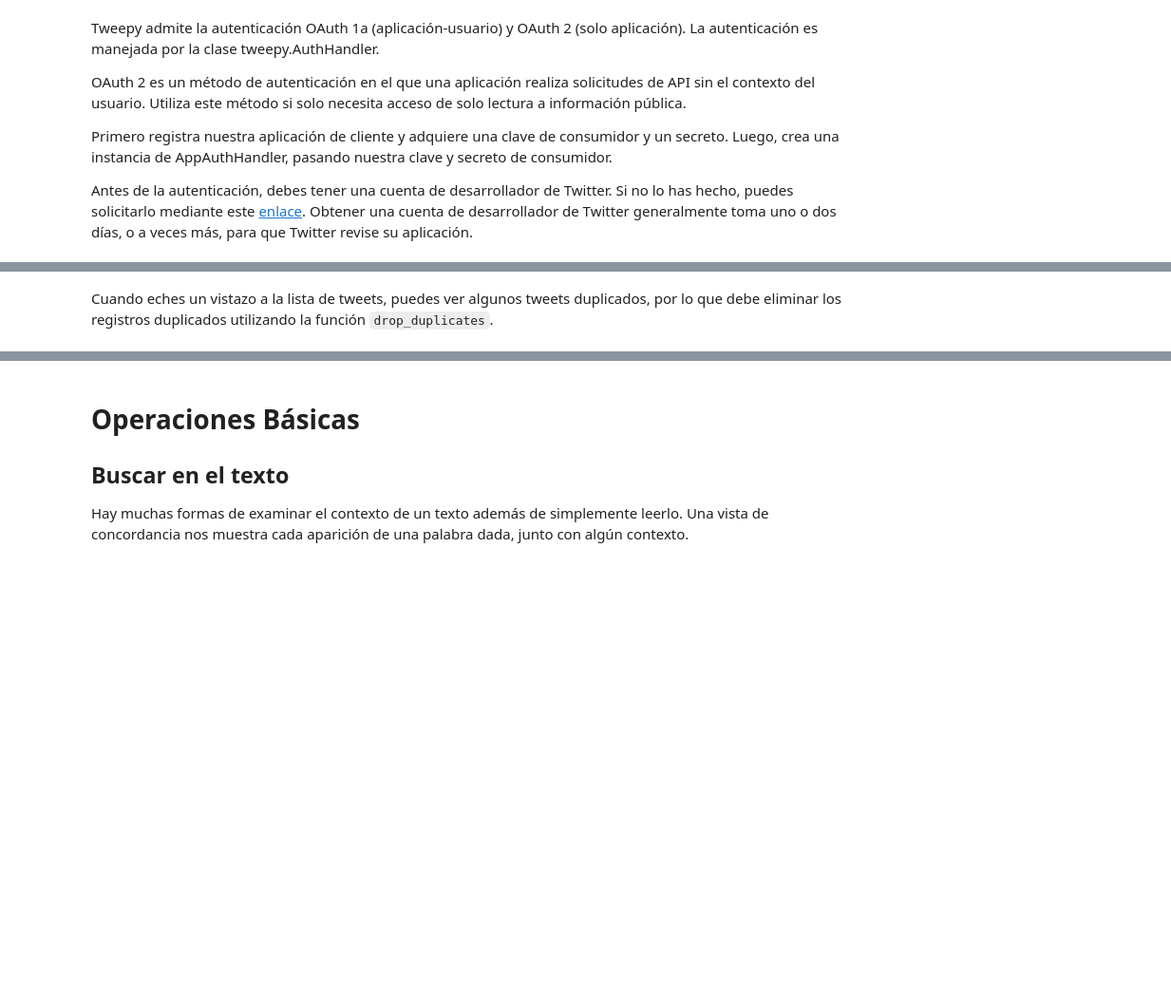
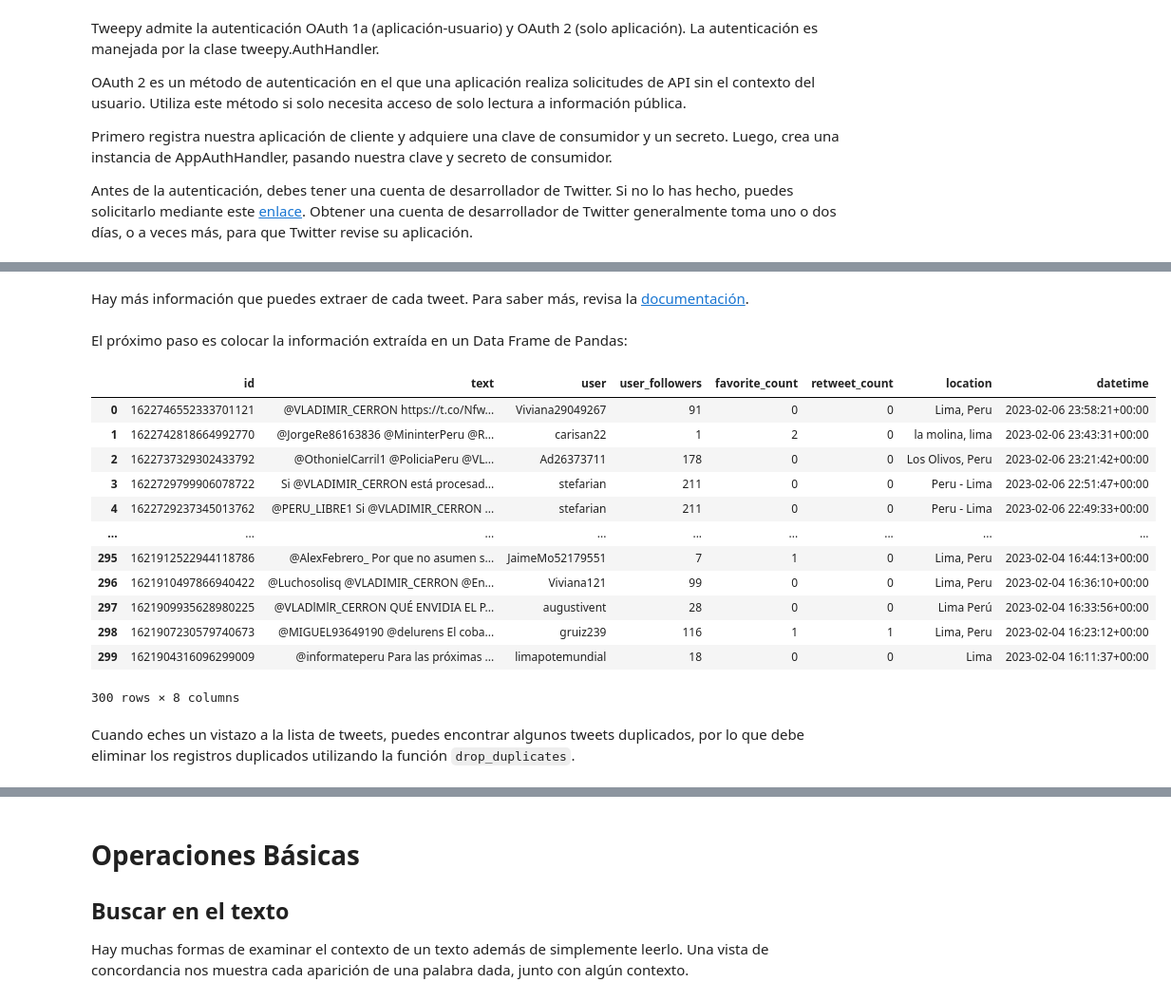
Before and after one commit to renatoparedes/IntroPythonInvestigacionPsicologia, a Jupyter notebook: AnalisisdeDatosCualitativos/CargaDeDatosTextuales.ipynb, the cells around one changed output, grey strips where cells are left out. Shown: that part at 95% size. Cells and saved outputs as stored; diff of their text form; code cells hidden in the pictures; blank space fills up the shorter version.

Commit message:
Tweeter load update

```diff
--- a/AnalisisdeDatosCualitativos/CargaDeDatosTextuales.ipynb
+++ b/AnalisisdeDatosCualitativos/CargaDeDatosTextuales.ipynb
@@ -225,5 +221,0 @@ tweets = tweepy.Cursor(api.search, q=keyword).items(noOfTweet)
-# %%
-tweet_list = []
-for tweet in tweets:
-    tweet_list.append(tweet.text)
-print(tweet_list)
@@ -252,0 +254,16 @@ tweet_list
+# %%
+tweet_list = [
+    [
+        tweet.id,
+        tweet.text,
+        tweet.user.screen_name,
+        tweet.user.followers_count,
+        tweet.favorite_count,
+        tweet.retweet_count,
+        tweet.user.location,
+        str(tweet.created_at),
+    ]
+    for tweet in tweets
+]
+
+tweet_list
@@ -253,3 +288,37 @@ tweet_list
+# %% [markdown]
+Hay más información que puedes extraer de cada tweet. Para saber más, revisa la [documentación](https://docs.tweepy.org/en/latest/api.html#tweepy-api-twitter-api-wrapper).
+# %% [markdown]
+El próximo paso es colocar la información extraída en un Data Frame de Pandas:
+# %%
+raw_df = pd.DataFrame(
+    tweet_list,
+    columns=[
+        "id",
+        "text",
+        "user",
+        "user_followers",
+        "favorite_count",
+        "retweet_count",
+        "location",
+        "datetime",
+    ],
+)
+
+raw_df
+# %% [output]
+|  | id | text | user | user_followers | favorite_count | retweet_count | location | datetime |
+| 0 | 1622746552333701121 | @VLADIMIR_CERRON https://t.co/Nfw... | Viviana29049267 | 91 | 0 | 0 | Lima, Peru | 2023-02-06 23:58:21+00:00 |
+| 1 | 1622742818664992770 | @JorgeRe86163836 @MininterPeru @R... | carisan22 | 1 | 2 | 0 | la molina, lima | 2023-02-06 23:43:31+00:00 |
+| 2 | 1622737329302433792 | @OthonielCarril1 @PoliciaPeru @VL... | Ad26373711 | 178 | 0 | 0 | Los Olivos, Peru | 2023-02-06 23:21:42+00:00 |
+| 3 | 1622729799906078722 | Si @VLADIMIR_CERRON está procesad... | stefarian | 211 | 0 | 0 | Peru - Lima | 2023-02-06 22:51:47+00:00 |
+| 4 | 1622729237345013762 | @PERU_LIBRE1 Si @VLADIMIR_CERRON ... | stefarian | 211 | 0 | 0 | Peru - Lima | 2023-02-06 22:49:33+00:00 |
+| ... | ... | ... | ... | ... | ... | ... | ... | ... |
+| 295 | 1621912522944118786 | @AlexFebrero_ Por que no asumen s... | JaimeMo52179551 | 7 | 1 | 0 | Lima, Peru | 2023-02-04 16:44:13+00:00 |
+| 296 | 1621910497866940422 | @Luchosolisq @VLADIMIR_CERRON @En... | Viviana121 | 99 | 0 | 0 | Lima, Peru | 2023-02-04 16:36:10+00:00 |
+| 297 | 1621909935628980225 | @VLADlMlR_CERRON QUÉ ENVIDIA EL P... | augustivent | 28 | 0 | 0 | Lima Perú | 2023-02-04 16:33:56+00:00 |
+| 298 | 1621907230579740673 | @MIGUEL93649190 @delurens El coba... | gruiz239 | 116 | 1 | 1 | Lima, Peru | 2023-02-04 16:23:12+00:00 |
+| 299 | 1621904316096299009 | @informateperu Para las próximas ... | limapotemundial | 18 | 0 | 0 | Lima | 2023-02-04 16:11:37+00:00 |
+300 rows × 8 columns
 # %% [markdown]
-Cuando eches un vistazo a la lista de tweets, puedes ver algunos tweets duplicados, por lo que debe eliminar los registros duplicados utilizando la función `drop_duplicates`.
+Cuando eches un vistazo a la lista de tweets, puedes encontrar algunos tweets duplicados, por lo que debe eliminar los registros duplicados utilizando la función `drop_duplicates`.
 # %%
```
Also changed, not shown: parts of 16 cells of this notebook, 2 other files.
